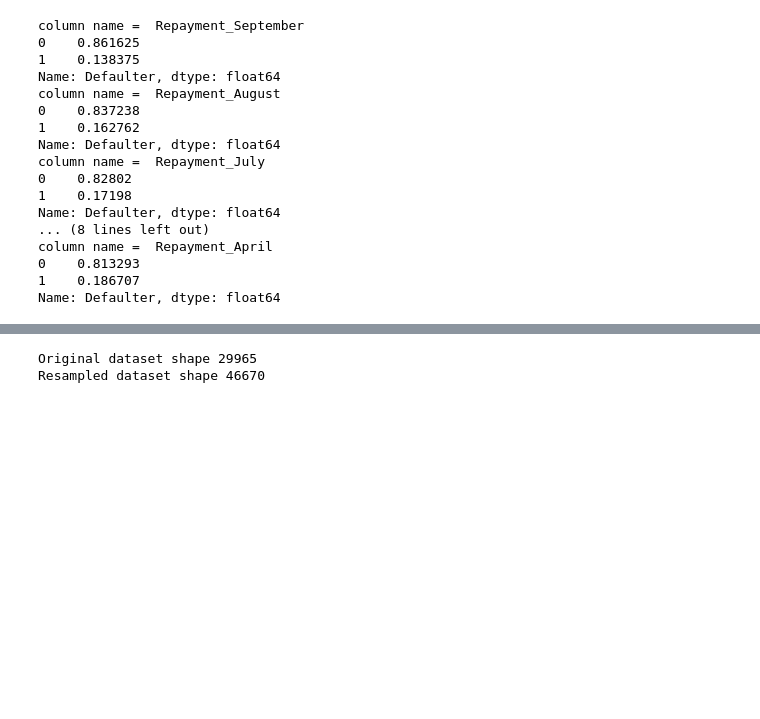
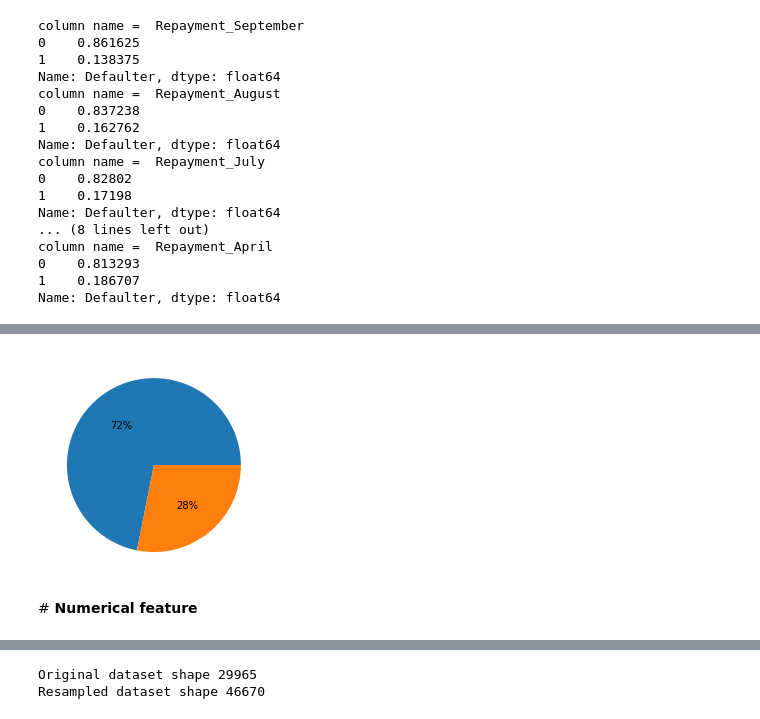
Before and after one commit to armanalam6342/Credit-Card-Default-Prediction, a Jupyter notebook: Credit_Card_Default_Prediction_Capstone_Project.ipynb, the cells around one changed output, grey strips where cells are left out. Cells and saved outputs as stored; diff of their text form; code cells hidden in the pictures; blank space fills up the shorter version.

```diff
--- a/Credit_Card_Default_Prediction_Capstone_Project.ipynb
+++ b/Credit_Card_Default_Prediction_Capstone_Project.ipynb
@@ -302,0 +355,7 @@ df.sample(10)
+# %%
+plt.pie(df['Defaulter'].value_counts(normalize=True),autopct='%.0f%%')
+plt.show()
+# %% [output]
+[figure, added]
+# %% [markdown]
+#<b> Numerical feature
```
Also changed, not shown: parts of 24 cells of this notebook.
